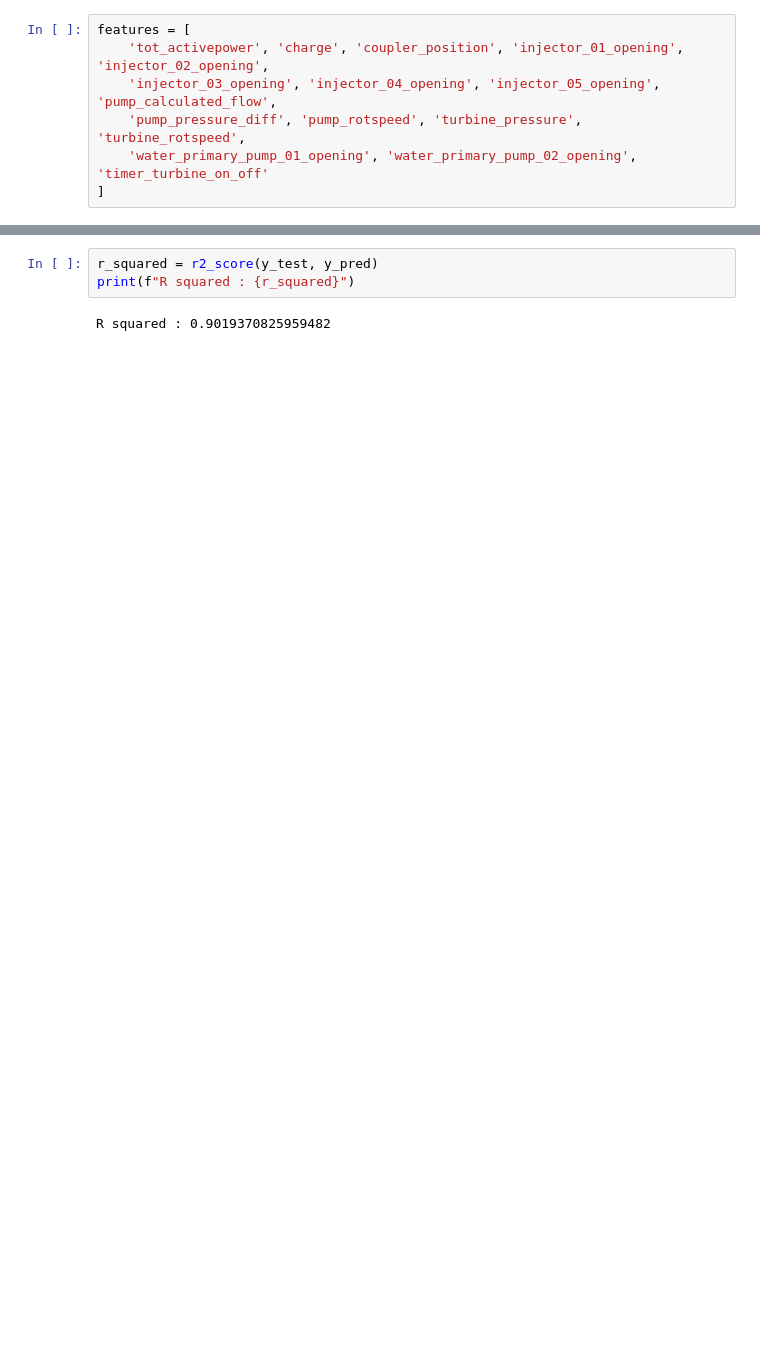
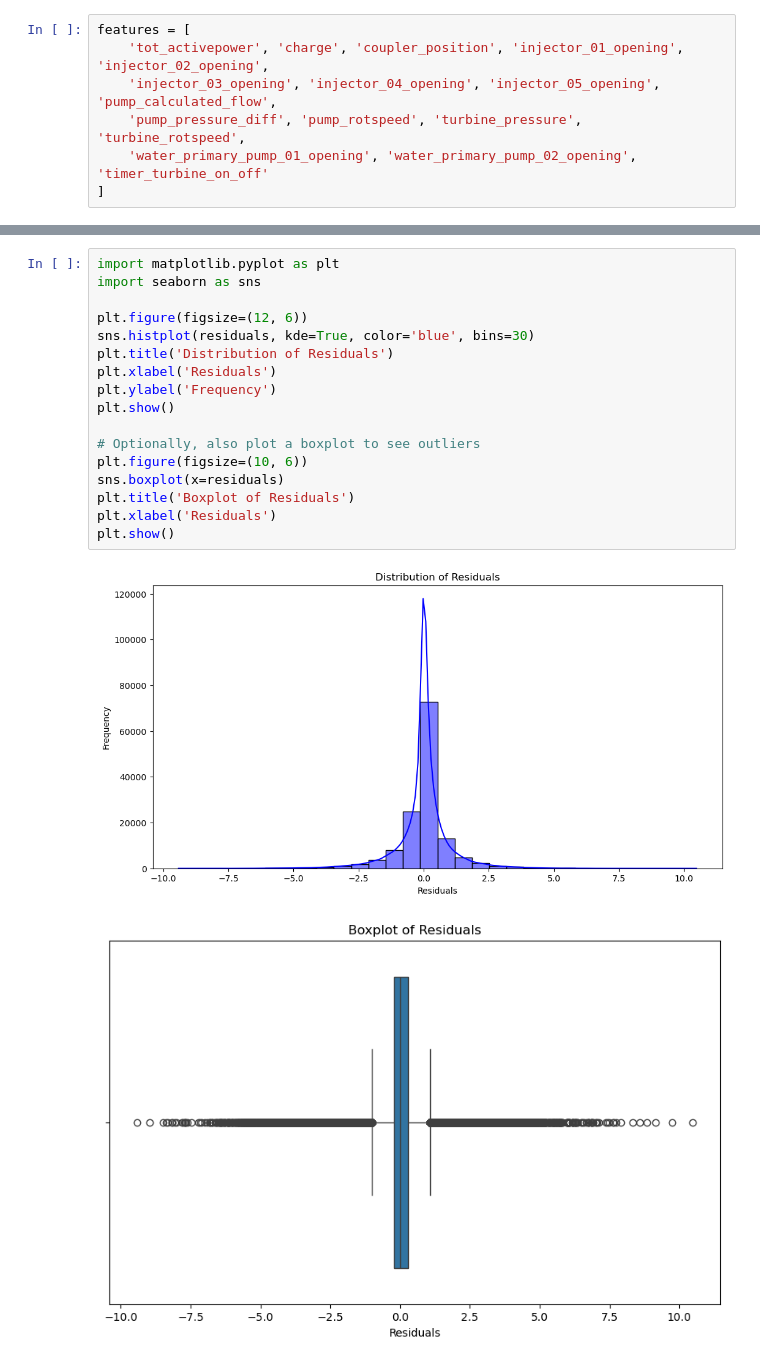
Before and after one commit to j0shcd/ml4pm-project, a Jupyter notebook: josh_models.ipynb, the cells around one changed output, grey strips where cells are left out. Drawn from its saved outputs; the diff is of its cells as text; blank space fills up the shorter version.

```diff
--- a/josh_models.ipynb
+++ b/josh_models.ipynb
@@ -101,5 +104,20 @@ Root Mean Squared Error: 2.776994626094951
-# %%
-r_squared = r2_score(y_test, y_pred)
-print(f"R squared : {r_squared}")
-# %% [output]
-R squared : 0.9019370825959482
+# %%
+import matplotlib.pyplot as plt
+import seaborn as sns
+
+plt.figure(figsize=(12, 6))
+sns.histplot(residuals, kde=True, color='blue', bins=30)
+plt.title('Distribution of Residuals')
+plt.xlabel('Residuals')
+plt.ylabel('Frequency')
+plt.show()
+
+# Optionally, also plot a boxplot to see outliers
+plt.figure(figsize=(10, 6))
+sns.boxplot(x=residuals)
+plt.title('Boxplot of Residuals')
+plt.xlabel('Residuals')
+plt.show()
+# %% [output]
+[figure, added]
+[figure, added]
```
Also changed, not shown: parts of 16 cells of this notebook.
